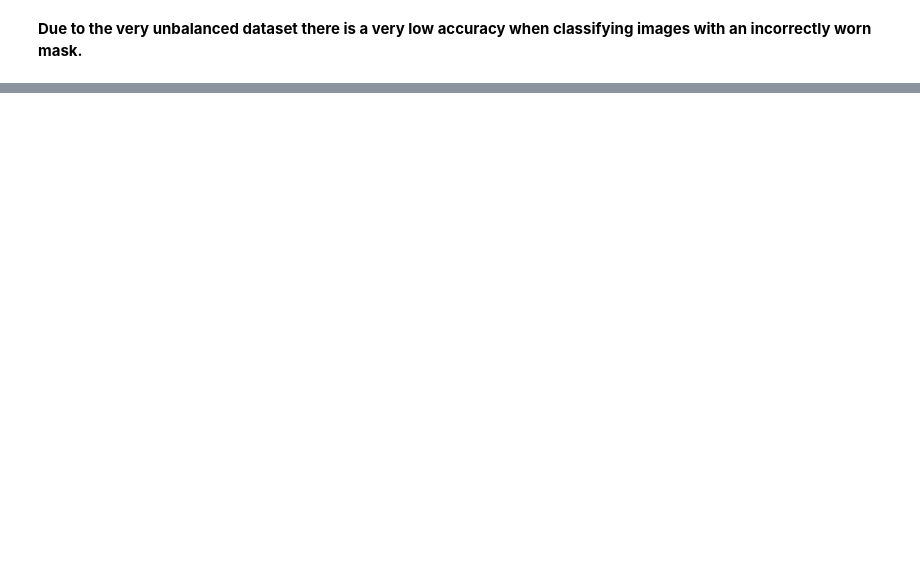
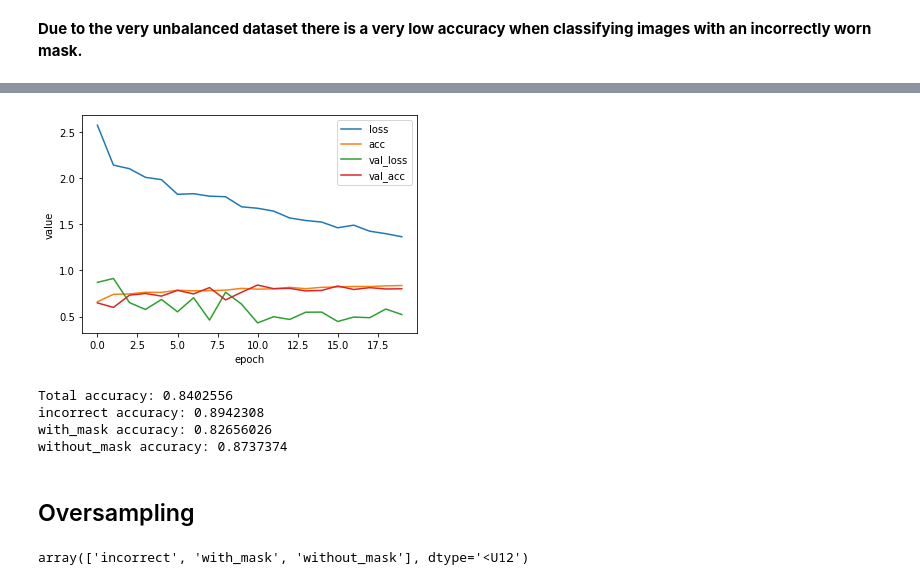
Before and after one commit to wiehajster/MaskDetection, a Jupyter notebook: MaskDetection_Models.ipynb, the cells around one changed output, grey strips where cells are left out. Drawn from its saved outputs; the diff is of its cells as text; code cells hidden in the pictures; blank space fills up the shorter version.

Commit message:
Training model with unbalanced data) - class weight, oversampling

```diff
--- a/MaskDetection_Models.ipynb
+++ b/MaskDetection_Models.ipynb
@@ -244,0 +253,14 @@ without_mask accuracy: 0.95454544
+# %%
+input = tf.keras.layers.Input(shape=input_shape)
+out = tf.keras.layers.Conv2D(100, (3,3), activation='relu')(input)
+out = tf.keras.layers.Conv2D(100, (3,3), strides=2, activation='relu')(input)
+out = tf.keras.layers.Conv2D(100, (3,3), strides=2, activation='relu')(out)
+out = tf.keras.layers.Flatten()(out)
+out = tf.keras.layers.Dropout(0.5)(out)
+out = tf.keras.layers.Dense(50, activation='relu')(out)
+out = tf.keras.layers.Dense(3, activation='softmax')(out)
+model = tf.keras.models.Model(input, out)
+model.compile(optimizer='adam', loss='categorical_crossentropy', metrics=['acc'])
+# %%
+c = Counter(lb.inverse_transform(y_train))
+c
@@ -244,0 +273,20 @@ without_mask accuracy: 0.95454544
+# %%
+total = sum(c.values())
+incorrect = c['incorrect']
+with_mask = c['with_mask']
+without_mask = c['without_mask']
+
+incorrect_weight = total/incorrect
+with_mask_weight = total/with_mask
+without_mask_weight = total/without_mask
+
+classes = lb.classes_.tolist()
+
+class_weight = {
+    classes.index('incorrect') : incorrect_weight,
+    classes.index('with_mask') : with_mask_weight,
+    classes.index('without_mask') : without_mask_weight
+}
+
+print('Classes:', classes)
+print('class_weight:',class_weight)
@@ -244,0 +296,9 @@ without_mask accuracy: 0.95454544
+# %%
+#training
+H = model.fit(
+	train_gen,
+	steps_per_epoch=step_size_train,
+  validation_data = valid_gen,
+  validation_steps = step_size_valid,
+	epochs=epochs,
+  class_weight=class_weight)
@@ -244,0 +323,13 @@ without_mask accuracy: 0.95454544
+# %%
+make_plot(H)
+# %% [output]
+[figure, added]
+# %%
+classification_report(model, X_test_norm, y_test)
+# %% [output]
+Total accuracy: 0.8402556
+incorrect accuracy: 0.8942308
+with_mask accuracy: 0.82656026
+without_mask accuracy: 0.8737374
+# %% [markdown]
+## Oversampling
@@ -244,0 +383,4 @@ without_mask accuracy: 0.95454544
+# %%
+lb.classes_
+# %% [output]
+array(['incorrect', 'with_mask', 'without_mask'], dtype='<U12')
```
Also changed, not shown: parts of 20 cells of this notebook.
